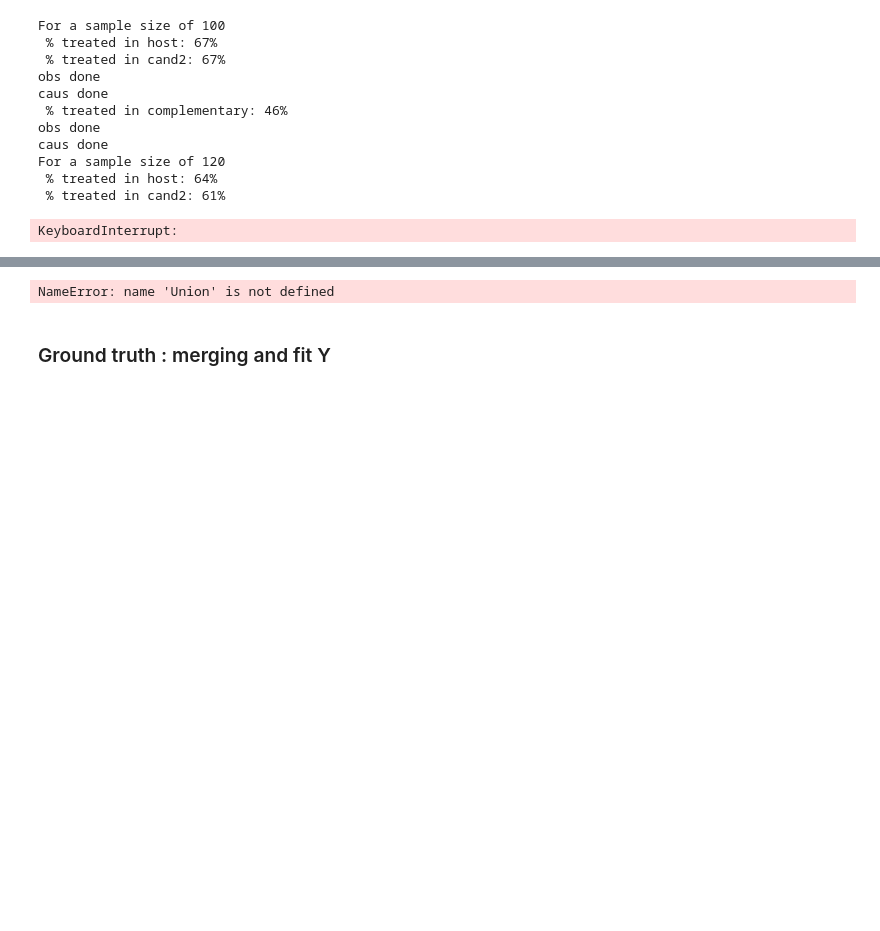
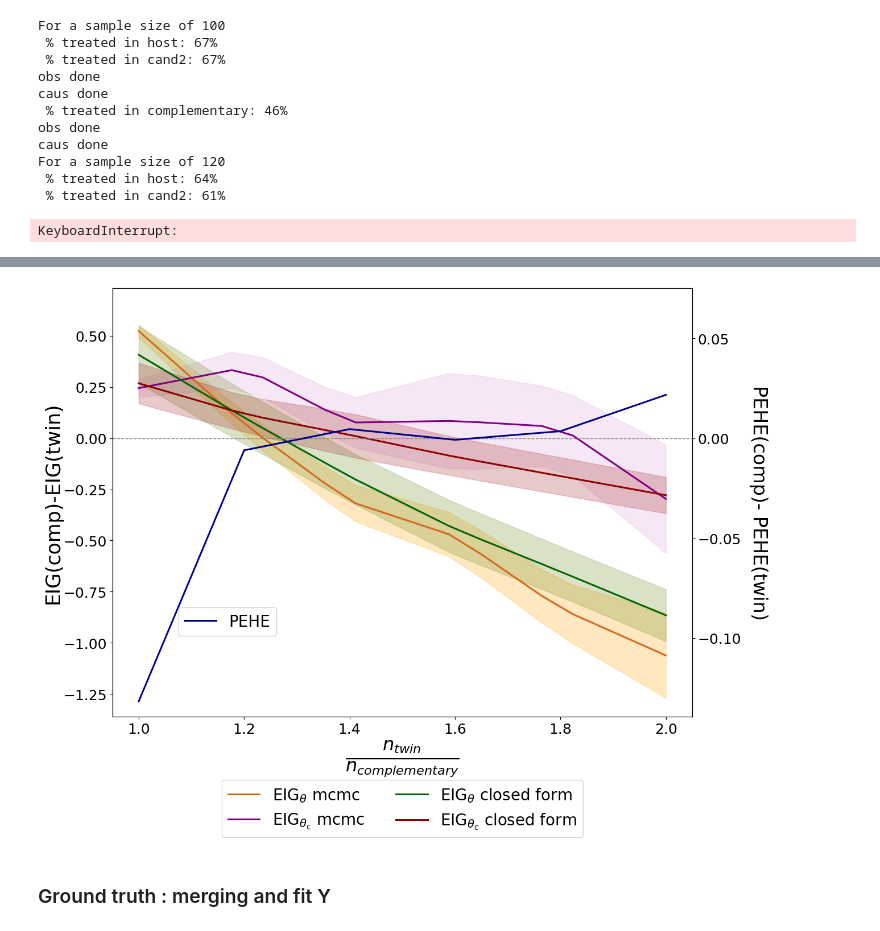
Before and after one commit to LucileTerminassian/causal_prospective_merge, a Jupyter notebook: notebooks/linear_synthetic.ipynb, the cells around one changed output, grey strips where cells are left out. Saved outputs shown, nothing was run; the diff lists cells and outputs as text; code cells hidden in the pictures; blank space fills up the shorter version.

```diff
--- a/notebooks/linear_synthetic.ipynb
+++ b/notebooks/linear_synthetic.ipynb
@@ -410,6 +370,7 @@ data[100]["host"]
 #                  'predictive closed form': turn_into_diff(EIG_obs_closed_form_across_seeds), 'causal closed form': turn_into_diff(EIG_caus_closed_form_across_seeds)}
 # %%
 from scipy.interpolate import interp1d
+from mpl_axes_aligner import align
 
 def plot_dict(
     x,
@@ -439,7 +400,7 @@ def plot_dict(
         mean_color = mean_color_dict[label] if mean_color_dict is not None else "blue"
         std_color = std_color_dict[label] if std_color_dict is not None else "blue"
 
-        ax1.plot(x_interp, smooth_mean_data, label=label, color=mean_color, linewidth=2.0)
+        ax1.plot(x_interp, smooth_mean_data, label=label, color=mean_color, linewidth=2.2)
         ax1.fill_between(
             x_interp,
             smooth_mean_data - smooth_std_data,
@@ -450,7 +411,7 @@ def plot_dict(
         for key, arr in dict_additional_plots.items():
             ax1.plot(x, arr, label=key, linewidth=2.0)
 
-    ax1.set_ylabel(axis_names[1], fontsize=23)
+    ax1.set_ylabel(axis_names[1], fontsize=25)
     ax1.set_xlabel(axis_names[0], fontsize=33)
     ax1.tick_params(axis='y', labelsize=18)
     ax1.tick_params(axis='x', labelsize=18)
@@ -460,12 +421,23 @@ def plot_dict(
     if second_axis:
         ax2 = ax1.twinx()
         for label, arr in second_axis.items():
-            ax2.plot(x, arr, label=label)
-        ax2.set_ylabel(axis_names[2], fontsize=21, rotation=270, labelpad=15)
+            ax2.plot(x, arr, label=label, color='darkblue', linewidth=2.2)
+        ax2.set_ylabel(axis_names[2], fontsize=24, rotation=270, labelpad=15)
         ax2.tick_params(axis='y', labelsize=18)
         ax2.legend(loc='lower left', bbox_to_anchor=(0.10, 0.17), fontsize=20)
         ax2.yaxis.set_label_coords(1.13, 0.5)
 
+    ax2.set_yticks([-0.1, -0.05, 0, 0.05])
+
+    # ax2_ylim = ax2.get_ylim()
+    # # Set the same position for 0 on both y-axes
+    # ax2.yaxis.set_ticks([ax2_ylim[0], 0, ax2_ylim[1]])
+    # # # Adjust the tick labels to show negative values properly
+    # ax2.set_yticklabels([f'{ax2_ylim[0]:.1f}', '0', f'{ax2_ylim[1]:.1f}'])
+
+    # Adjust the plotting range of two y axes
+    pos = 0.5  # Position the two origins are aligned
+    align.yaxes(ax1, 0, ax2, 0, 0.65)
 
     if title is not None:
         fig.suptitle(title)
@@ -488,10 +460,8 @@ def plot_dict(
         plt.savefig(filename, dpi=600)
 
     plt.show()
-# %% [output]
-NameError: name 'Union' is not defined
 # %%
-predictive_mcmc = pd.read_csv("/Users/lucile/causal_info_gain/data_for_plots/linear_synthetic/diff_comp_twin/obs_samples.csv")
+predictive_mcmc = pd.read_csv("/Users/lucile/causal_info_gain/data_for_plots/linear_synthetic/diff_comp_twin/predictive_mcmc.csv")
 predictive_closed_form = pd.read_csv("/Users/lucile/causal_info_gain/data_for_plots/linear_synthetic/diff_comp_twin/obs_closed_form.csv")
-caus_mcmc = pd.read_csv("/Users/lucile/causal_info_gain/data_for_plots/linear_synthetic/diff_comp_twin/caus_samples.csv")
+caus_mcmc = pd.read_csv("/Users/lucile/causal_info_gain/data_for_plots/linear_synthetic/diff_comp_twin/caus_mcmc.csv")
 caus_closed_form = pd.read_csv("/Users/lucile/causal_info_gain/data_for_plots/linear_synthetic/diff_comp_twin/caus_closed_form.csv")
@@ -498,23 +495,25 @@ caus_closed_form = pd.read_csv("/Users/lucile/causal_info_gain/data_for_plots/li
 # %%
-dict_all_diff = {'predictive mcmc': predictive_mcmc, 'causal mcmc': caus_mcmc, \
-                 'predictive closed form': predictive_closed_form, 'causal closed form': caus_closed_form}
-std_color_dict = {'predictive mcmc': 'orange', 'causal mcmc': 'plum', \
-                 'predictive closed form': 'olivedrab', 'causal closed form': 'brown'}
-mean_color_dict = {'predictive mcmc': 'chocolate', 'causal mcmc': 'purple', \
-                 'predictive closed form': 'darkgreen', 'causal closed form': 'darkred'}
+dict_all_diff = {r'$\mathrm{EIG}_{\theta}$'+' mcmc': predictive_mcmc, r'$\mathrm{EIG}_{\theta_{\text{c}}}$'+' mcmc': caus_mcmc, \
+                 r'$\mathrm{EIG}_{\theta}$'+' closed form': predictive_closed_form, r'$\mathrm{EIG}_{\theta_{\text{c}}}$'+' closed form': caus_closed_form}
+std_color_dict = {r'$\mathrm{EIG}_{\theta}$'+' mcmc': 'orange', r'$\mathrm{EIG}_{\theta_{\text{c}}}$'+' mcmc': 'plum', \
+                 r'$\mathrm{EIG}_{\theta}$'+' closed form': 'olivedrab', r'$\mathrm{EIG}_{\theta_{\text{c}}}$'+' closed form': 'brown'}
+mean_color_dict = {r'$\mathrm{EIG}_{\theta}$'+' mcmc': 'chocolate', r'$\mathrm{EIG}_{\theta_{\text{c}}}$'+' mcmc': 'purple', \
+                 r'$\mathrm{EIG}_{\theta}$'+' closed form': 'darkgreen', r'$\mathrm{EIG}_{\theta_{\text{c}}}$'+' closed form': 'darkred'}
 
 plot_dict(
     x = proportions,
     dict = dict_all_diff,
     mean_color_dict= mean_color_dict,
     std_color_dict = std_color_dict,
-    axis_names=[r'$\frac{n_{twin}}{n_{complementary}}$', 'EIG(comp)-EIG(twin)', 'MSE(comp)-Mean MSE(twin)'],
+    axis_names=[r'$\frac{n_{twin}}{n_{complementary}}$', 'EIG(comp)-EIG(twin)', 'PEHE(comp)- PEHE(twin)'],
     dict_additional_plots=None,
     text=None,
     title= None,
-    second_axis={'post-merge CATE MSE':mean_mse['CATE']},
-    save = None #"/Users/lucile/causal_info_gain/plots/linear_synthetic/without_text_box"
+    second_axis={'PEHE':mean_mse['CATE']},
+    save = "/Users/lucile/causal_info_gain/plots/linear_synthetic/without_text_box"
 )
+# %% [output]
+[figure, added]
 # %% [markdown]
 ### Ground truth : merging and fit Y
 # %%
```
Also changed, not shown: parts of 8 cells of this notebook, 1 other file.
